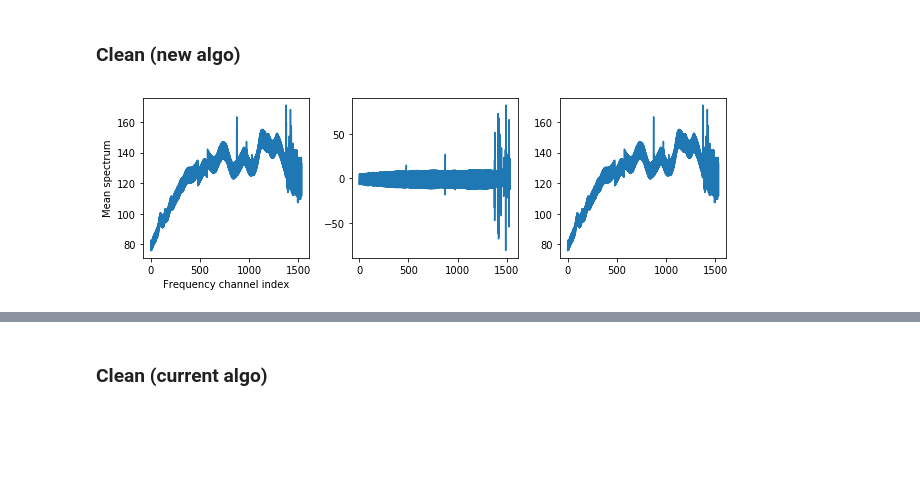
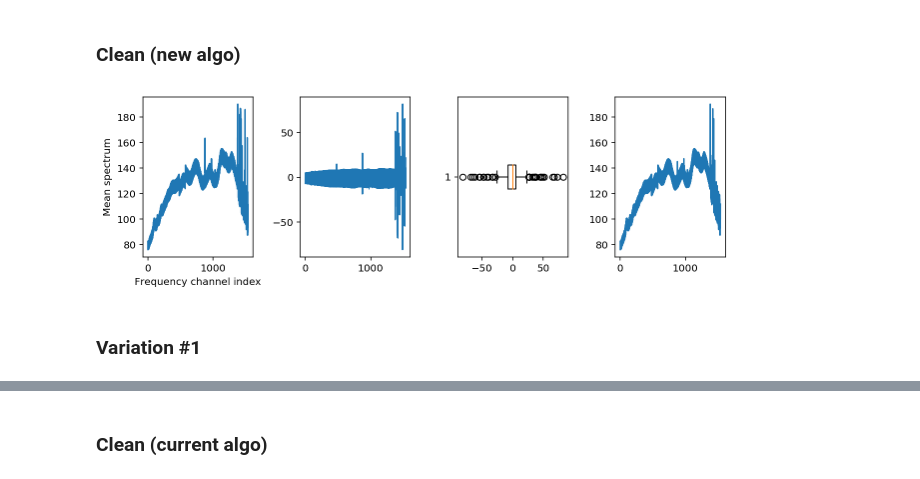
Before and after one commit to macrocosme/research_documentation, a Jupyter notebook: research_documentation/notebooks/Design rfim frequency v2.ipynb, the cells around one changed output, grey strips where cells are left out. Cells and saved outputs as stored; diff of their text form; code cells hidden in the pictures; blank space fills up the shorter version.

```diff
--- a/research_documentation/notebooks/Design rfim frequency v2.ipynb
+++ b/research_documentation/notebooks/Design rfim frequency v2.ipynb
@@ -5,5 +6,0 @@ import matplotlib.pyplot as plt
-# %%
-some_data = np.random.normal(0, 1, 1536)
-some_data[500] = 200
-some_data[1000] = 1000
-some_data_backup = some_data.copy()
@@ -65,29 +61,33 @@ def compute_diff(some_data):
 
     return diff_array
 
-def compute_clean(some_data, diff_array):
+def compute_clean(some_data, diff_array, nsigma=2.698):
+    new_data = copy.deepcopy(some_data)
     for i in range(len(diff_array)):
-        if np.abs(diff_array[i]-diff_array.mean()) > 3*diff_array.std():
+        if np.abs(diff_array[i]-diff_array.mean()) > nsigma*diff_array.std():
             if i+2 > len(diff_array):
-                some_data[i] = some_data[i-1]
+                new_data[i] = some_data[i-1]
             elif i-1 < 0:
-                some_data[i] = some_data[i+2]
+                new_data[i] = some_data[i+2]
             else:
-                some_data[i] = (some_data[i-1] + some_data[i+2])/2
+                new_data[i] = (some_data[i-1] + some_data[i+2])/2
 
-    return some_data
+    return new_data
 # %%
 mean_spec_diff = compute_diff(mean_spectrum)
 mean_spec_clean = compute_clean(mean_spectrum, mean_spec_diff)
 # %%
-fig, ax = plt.subplots(1, 3, figsize=(9, 3))
+fig, ax = plt.subplots(1, 4, figsize=(9, 3))
 
 ax[0].plot(mean_spectrum)
 ax[1].plot(mean_spec_diff)
-ax[2].plot(mean_spec_clean)
+ax[2].boxplot(mean_spec_diff, vert=False)
+ax[3].plot(mean_spec_clean[:-1])
 ax[0].set_ylabel('Mean spectrum')
 ax[0].set_xlabel('Frequency channel index')
 plt.tight_layout()
 plt.savefig('rfi_clean_v2.pdf')
 # %% [output]
-[figure, old version]
+[figure, new version]
+# %% [markdown]
+### Variation #1
```
Also changed, not shown: parts of 10 cells of this notebook, 4 other files.
